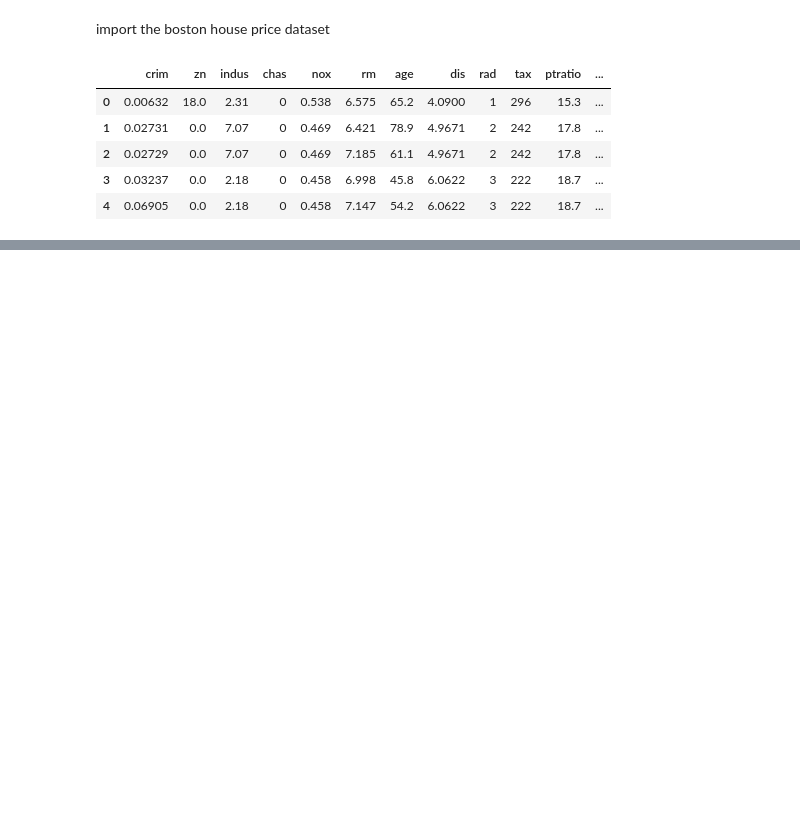
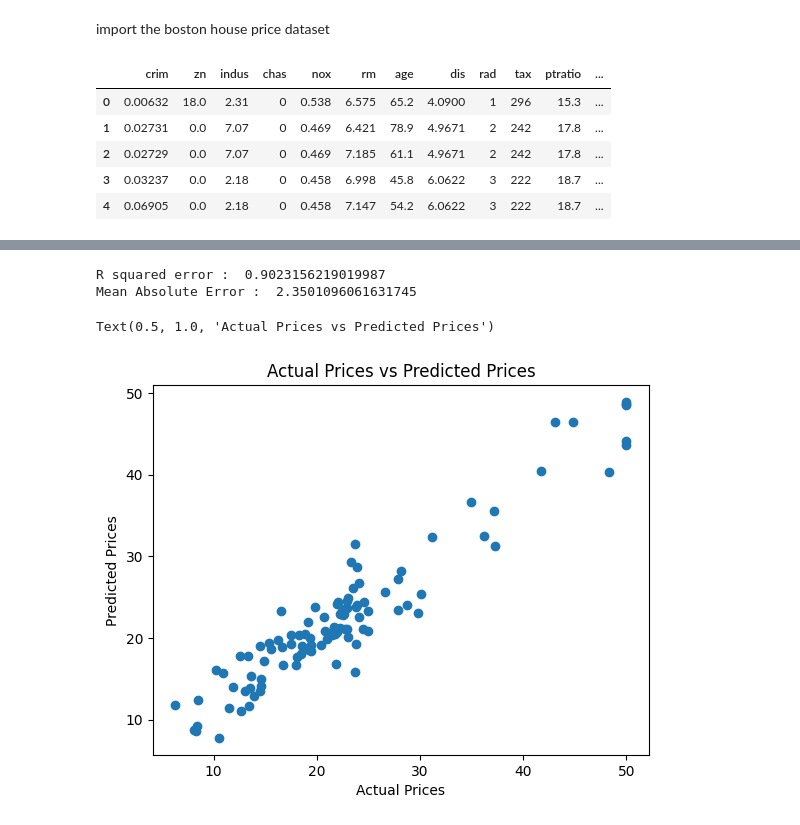
Before and after one commit to YuvinNavod/Python-Machine-Learning-Projects, a Jupyter notebook: 03_House_Price_Prediction_.ipynb, the cells around one changed output, grey strips where cells are left out. Cells and saved outputs as stored; diff of their text form; code cells hidden in the pictures; blank space fills up the shorter version.

```diff
--- a/03_House_Price_Prediction_.ipynb
+++ b/03_House_Price_Prediction_.ipynb
@@ -25,0 +183,4 @@ house_price_dataset.head()
+# %%
+#accuracy
+test_data_prediction = model.predict(X_test)
+print(test_data_prediction)
@@ -25,0 +203,20 @@ house_price_dataset.head()
+# %%
+#R suared error
+score_1 = metrics.r2_score(Y_test,test_data_prediction)
+print("R squared error : ",score_1)
+
+#mean absolute error
+Score_2 = metrics.mean_absolute_error(Y_test,test_data_prediction)
+print("Mean Absolute Error : ",Score_2)
+# %% [output]
+R squared error :  0.9023156219019987
+Mean Absolute Error :  2.3501096061631745
+# %%
+#visualizig actual and prediction price
+plt.scatter(Y_test,test_data_prediction)
+plt.xlabel("Actual Prices")
+plt.ylabel("Predicted Prices")
+plt.title("Actual Prices vs Predicted Prices")
+# %% [output]
+Text(0.5, 1.0, 'Actual Prices vs Predicted Prices')
+[figure, added]
```
Also changed, not shown: parts of 23 cells of this notebook.
